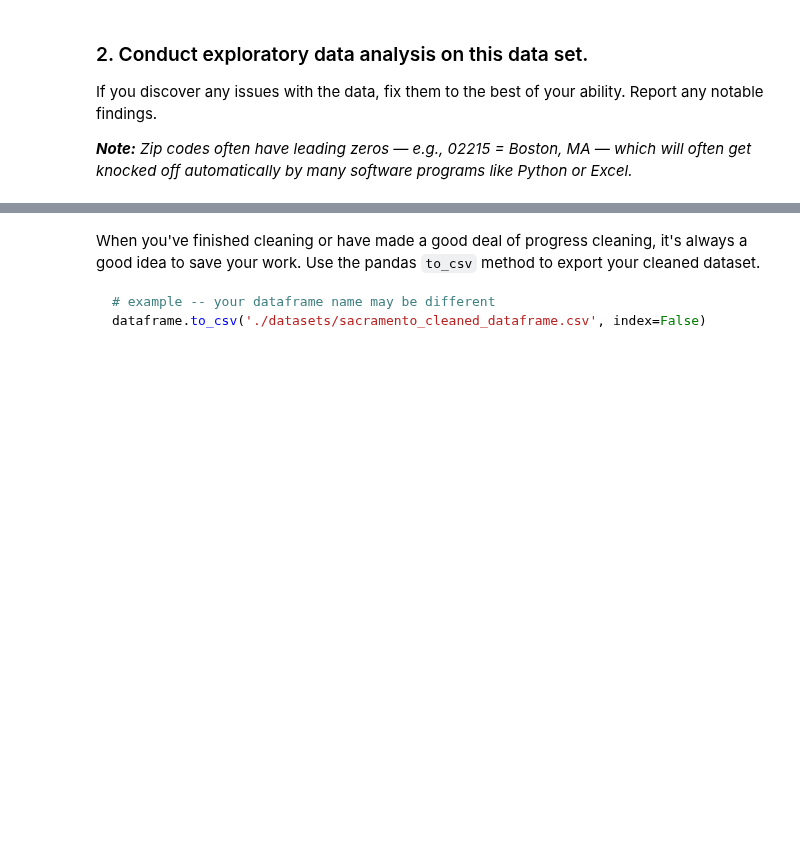
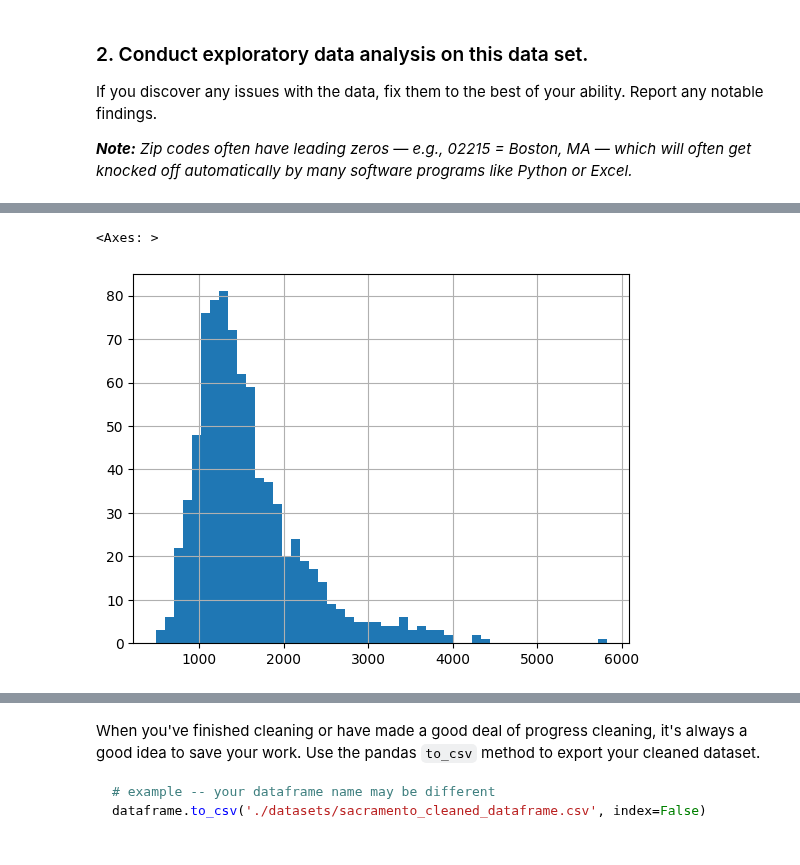
Before and after one commit to CharleyHananiaGA/DSB-Unit-03, a Jupyter notebook: labs/01 - Regression-Sacramento/lab-regression-sacramento-YOURNAME-HERE.ipynb, the cells around one changed output, grey strips where cells are left out. Drawn from its saved outputs; the diff is of its cells as text; code cells hidden in the pictures; blank space fills up the shorter version.

```diff
--- a/labs/01 - Regression-Sacramento/lab-regression-sacramento-YOURNAME-HERE.ipynb
+++ b/labs/01 - Regression-Sacramento/lab-regression-sacramento-YOURNAME-HERE.ipynb
@@ -20,0 +107,4 @@ _**Note:** Zip codes often have leading zeros — e.g., 02215 = Boston, MA — w
+# %%
+sacr = sacr[sacr['sq__ft']>1]
+# %%
+sacr = sacr[sacr['sq__ft']<58000]
@@ -20,0 +133,5 @@ _**Note:** Zip codes often have leading zeros — e.g., 02215 = Boston, MA — w
+# %%
+sacr['sq__ft'].hist(bins=50)
+# %% [output]
+<Axes: >
+[figure, added]
```
Also changed, not shown: parts of 35 cells of this notebook.
